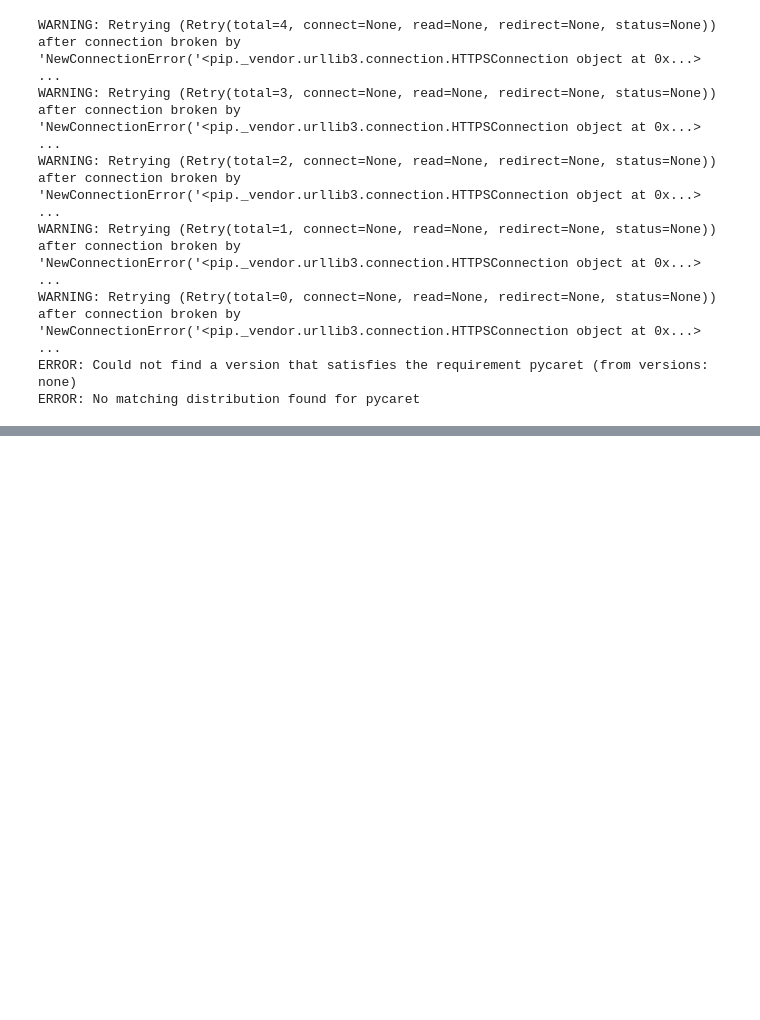
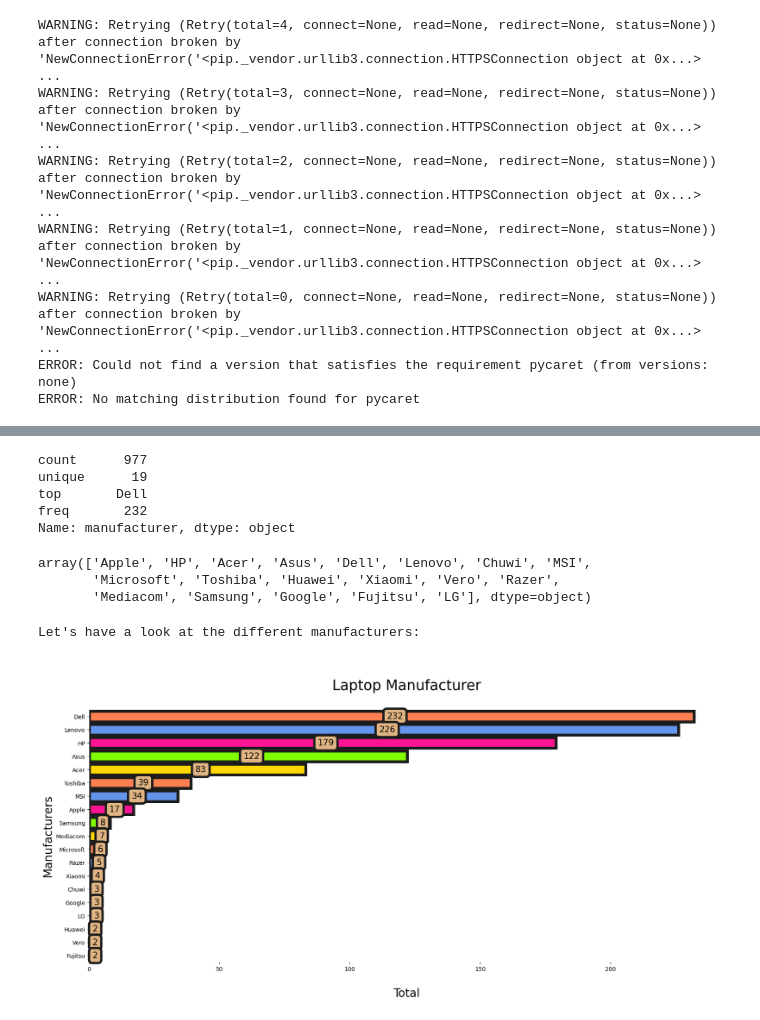
Before and after one commit to Daayum03/Jupyter-Notebook, a Jupyter notebook: Laptop_Pricing_DataSet.ipynb, the cells around one changed output, grey strips where cells are left out. Cells and saved outputs as stored; diff of their text form; code cells hidden in the pictures; blank space fills up the shorter version.

```diff
--- a/Laptop_Pricing_DataSet.ipynb
+++ b/Laptop_Pricing_DataSet.ipynb
@@ -231,0 +279,33 @@ The number of duplicate values as a Percentage (%):
+# %%
+test['manufacturer'].describe()
+# %% [output]
+count      977
+unique      19
+top       Dell
+freq       232
+Name: manufacturer, dtype: object
+# %%
+test['manufacturer'].unique()
+# %% [output]
+array(['Apple', 'HP', 'Acer', 'Asus', 'Dell', 'Lenovo', 'Chuwi', 'MSI',
+       'Microsoft', 'Toshiba', 'Huawei', 'Xiaomi', 'Vero', 'Razer',
+       'Mediacom', 'Samsung', 'Google', 'Fujitsu', 'LG'], dtype=object)
+# %%
+print("Let's have a look at the different manufacturers:")
+plt.subplots(figsize=(20, 8))
+p=sns.countplot(y=test["manufacturer"],order=test["manufacturer"].value_counts().index,palette=["#ff7f50", "#6495ed", "#ff1493", "#7fff00", "#ffd700"], saturation=1, edgecolor = "#1c1c1c", linewidth = 5)
+# p.axes.set_yscale("symlog")
+p.axes.set_title("\nLaptop Manufacturer\n",fontsize=25)
+p.axes.set_ylabel("Manufacturers",fontsize=20)
+p.axes.set_xlabel("\nTotal",fontsize=20)
+p.axes.set_yticklabels(p.get_yticklabels(),rotation = 0)
+for container in p.containers:
+    p.bar_label(container,label_type="center",padding=6,size=15,color="black",rotation=0,
+    bbox={"boxstyle": "round", "pad": 0.4, "facecolor": "#e0b583", "edgecolor": "#1c1c1c", "linewidth" : 4, "alpha": 1})
+
+
+sns.despine(left=True, bottom=True)
+plt.show()
+# %% [output]
+Let's have a look at the different manufacturers:
+[figure, added]
```
Also changed, not shown: parts of 21 cells of this notebook.
